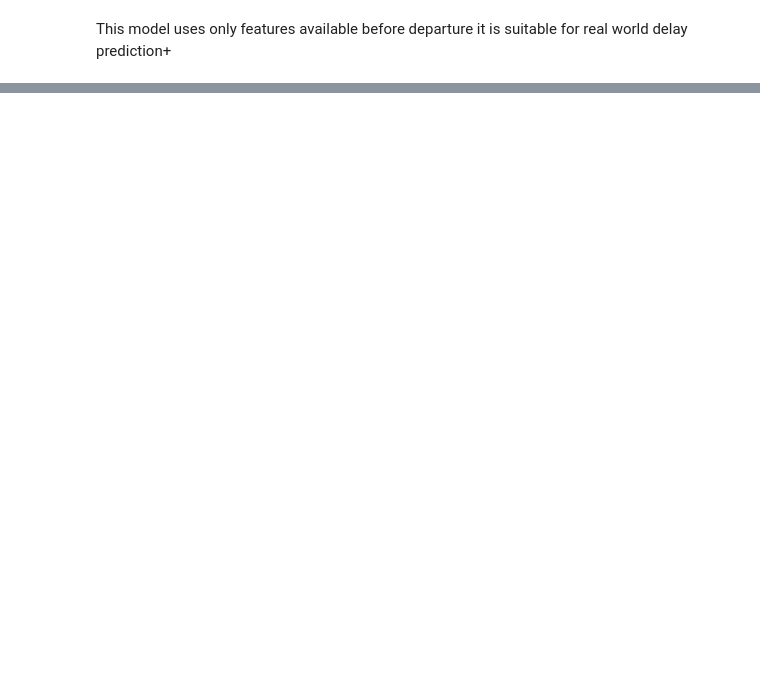
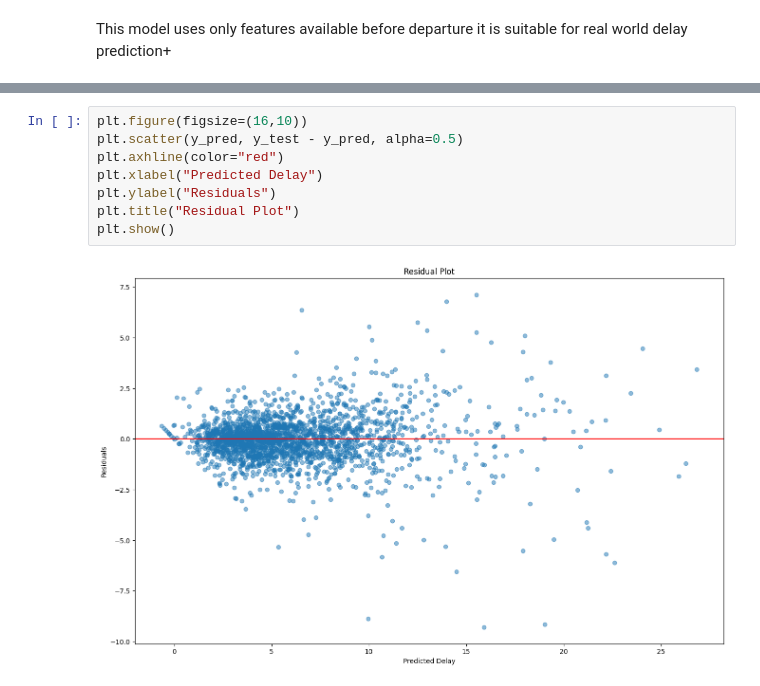
Before and after one commit to AlexandrG1209/tardis, a Jupyter notebook: tardis.model3.ipynb, the cells around one changed output, grey strips where cells are left out. Cells and saved outputs as stored; diff of their text form; blank space fills up the shorter version.

```diff
--- a/tardis.model3.ipynb
+++ b/tardis.model3.ipynb
@@ -151,0 +171,10 @@ MAE: 0.8260157350134529
+# %%
+plt.figure(figsize=(16,10))
+plt.scatter(y_pred, y_test - y_pred, alpha=0.5)
+plt.axhline(color="red")
+plt.xlabel("Predicted Delay")
+plt.ylabel("Residuals")
+plt.title("Residual Plot")
+plt.show()
+# %% [output]
+[figure, added]
```
Also changed, not shown: parts of 5 cells of this notebook, 3 other files.
